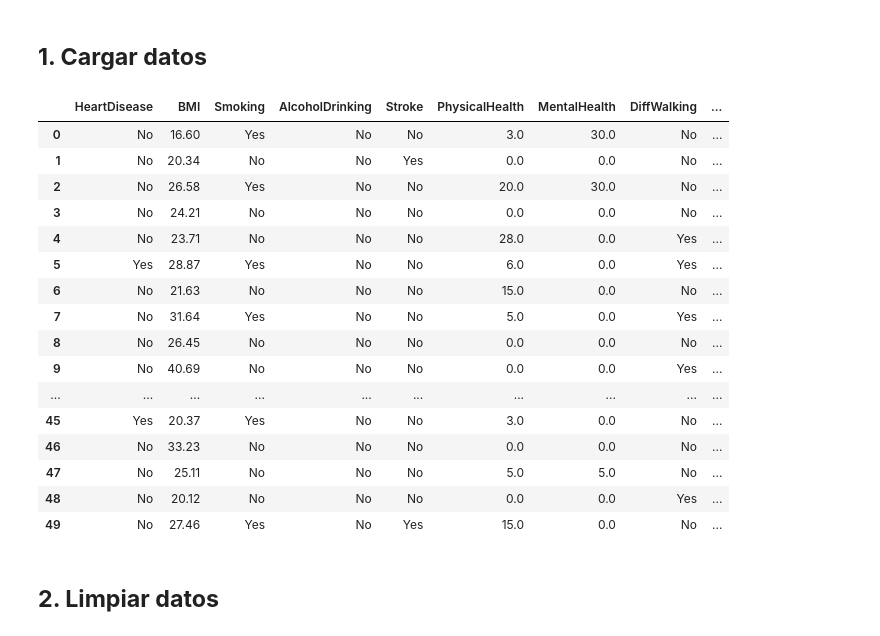
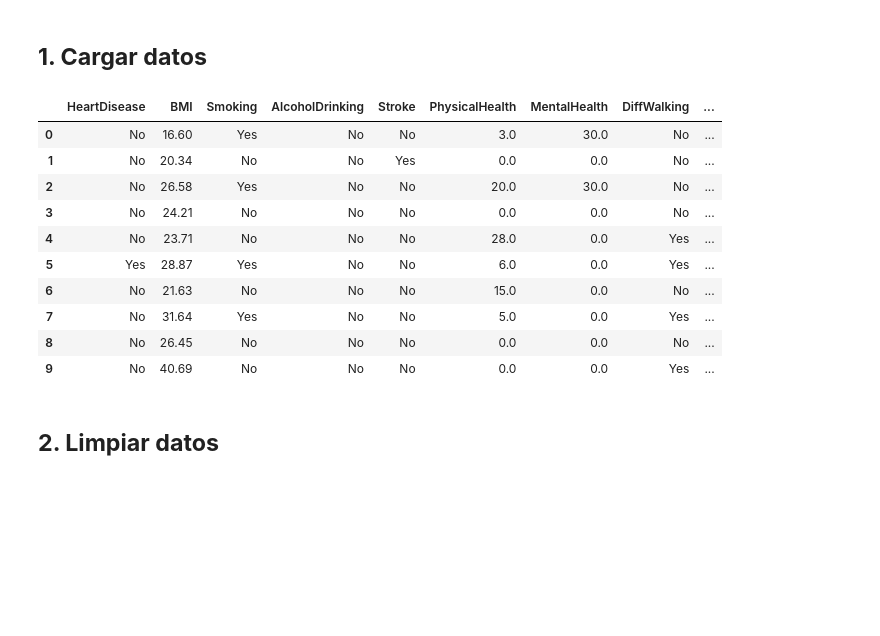
Before and after one commit to JMQuinones/DS-ML, a Jupyter notebook: notebook/practica_primer_parcial.ipynb, the cells around one changed output. Saved outputs shown, nothing was run; the diff lists cells and outputs as text; code cells hidden in the pictures; blank space fills up the shorter version.

```diff
--- a/notebook/practica_primer_parcial.ipynb
+++ b/notebook/practica_primer_parcial.ipynb
@@ -47,25 +49,19 @@ from sklearn.metrics import r2_score
 data = pd.read_csv('https://raw.githubusercontent.com/JMQuinones/DS-ML/master/datasets/heart_cleaned.csv',encoding = "ISO-8859-1")
 # %%
 # Vamos visualizar los datos
-data.head(50)
+data.head(10)
 # %% [output]
 |  | HeartDisease | BMI | Smoking | AlcoholDrinking | Stroke | PhysicalHealth | MentalHealth | DiffWalking | ... |
 | 0 | No | 16.60 | Yes | No | No | 3.0 | 30.0 | No | ... |
 | 1 | No | 20.34 | No | No | Yes | 0.0 | 0.0 | No | ... |
 | 2 | No | 26.58 | Yes | No | No | 20.0 | 30.0 | No | ... |
 | 3 | No | 24.21 | No | No | No | 0.0 | 0.0 | No | ... |
 | 4 | No | 23.71 | No | No | No | 28.0 | 0.0 | Yes | ... |
 | 5 | Yes | 28.87 | Yes | No | No | 6.0 | 0.0 | Yes | ... |
 | 6 | No | 21.63 | No | No | No | 15.0 | 0.0 | No | ... |
 | 7 | No | 31.64 | Yes | No | No | 5.0 | 0.0 | Yes | ... |
 | 8 | No | 26.45 | No | No | No | 0.0 | 0.0 | No | ... |
 | 9 | No | 40.69 | No | No | No | 0.0 | 0.0 | Yes | ... |
-| ... | ... | ... | ... | ... | ... | ... | ... | ... | ... |
-| 45 | Yes | 20.37 | Yes | No | No | 3.0 | 0.0 | No | ... |
-| 46 | No | 33.23 | No | No | No | 0.0 | 0.0 | No | ... |
-| 47 | No | 25.11 | No | No | No | 5.0 | 5.0 | No | ... |
-| 48 | No | 20.12 | No | No | No | 0.0 | 0.0 | Yes | ... |
-| 49 | No | 27.46 | Yes | No | Yes | 15.0 | 0.0 | No | ... |
 # %% [markdown]
 ## **2. Limpiar datos**
 # %%
```
Also changed, not shown: parts of 42 cells of this notebook.
